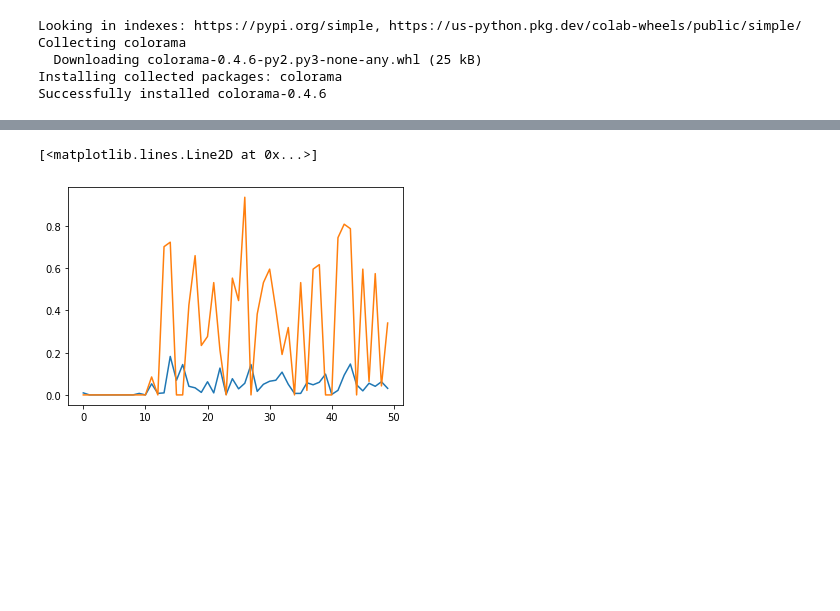
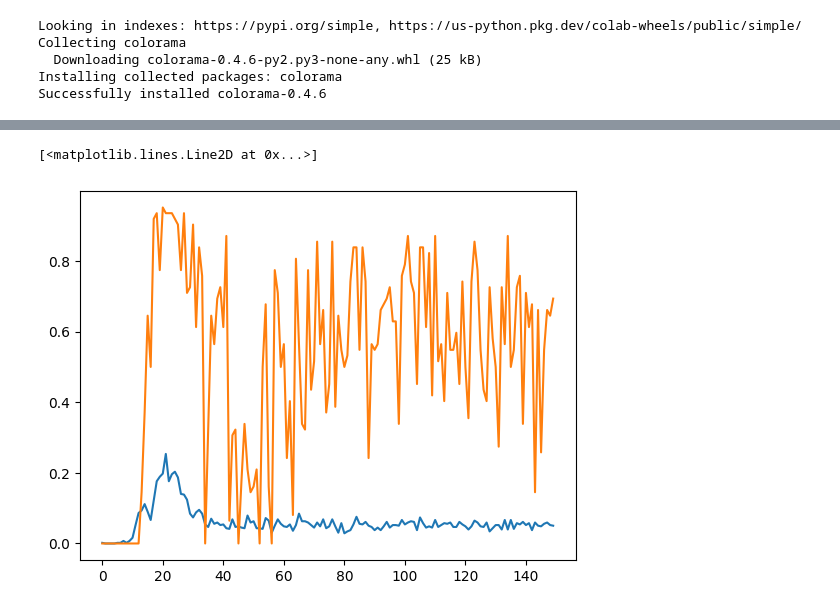
Before and after one commit to Chrisiscool3/DigitalFriend, a Jupyter notebook: chatMain.ipynb, the cells around one changed output, grey strips where cells are left out. Saved outputs shown, nothing was run; the diff lists cells and outputs as text; code cells hidden in the pictures; blank space fills up the shorter version.

```diff
--- a/chatMain.ipynb
+++ b/chatMain.ipynb
@@ -118,12 +134,15 @@ from keras.regularizers import l2
 # %%
+#LSTM BASED MODEL - WORKING MODEL
 model = Sequential()
 model.add(Embedding(vocab_size, embedding_dim, input_length=max_len))
 model.add(Bidirectional(LSTM(4, recurrent_dropout=0.2,return_sequences=True)))
-#model.add(Dropout(0.5))
-#model.add(Bidirectional(LSTM(8, return_sequences=True)))
 model.add(Dropout(0.5))
+model.add(Bidirectional(LSTM(4, return_sequences=True)))
+model.add(Dropout(0.5))
+model.add(Bidirectional(LSTM(2, recurrent_dropout=0.3, return_sequences=True)))
+model.add(Dropout(0.3))
 model.add(Dense(16, activation='relu', kernel_regularizer=l2(0.01)))
-model.add(Dropout(0.2))
+model.add(Dropout(0.5))
 model.add(Flatten())
 model.add(Dense(num_classes, activation='softmax'))
 
@@ -179,4 +208,4 @@ print(training_labels)
 # %%
-epochs = 50
+epochs = 150
 history = model.fit(padded_sequences, training_labels, epochs=epochs, verbose=1, validation_split=0.1)
 # %% [output]
@@ -189,9 +229,9 @@ KeyboardInterrupt: ignored
 # %%
-plt.plot(history.history['categorical_accuracy'])
+#plt.plot(history.history['categorical_accuracy'])
 plt.plot(history.history['val_categorical_accuracy'])
 # %% [output]
 [<matplotlib.lines.Line2D at 0x...>]
-[figure, old version]
+[figure, new version]
 # %%
 plt.plot(history.history['loss'])
 plt.plot(history.history['val_loss'])
```
Also changed, not shown: parts of 26 cells of this notebook.
